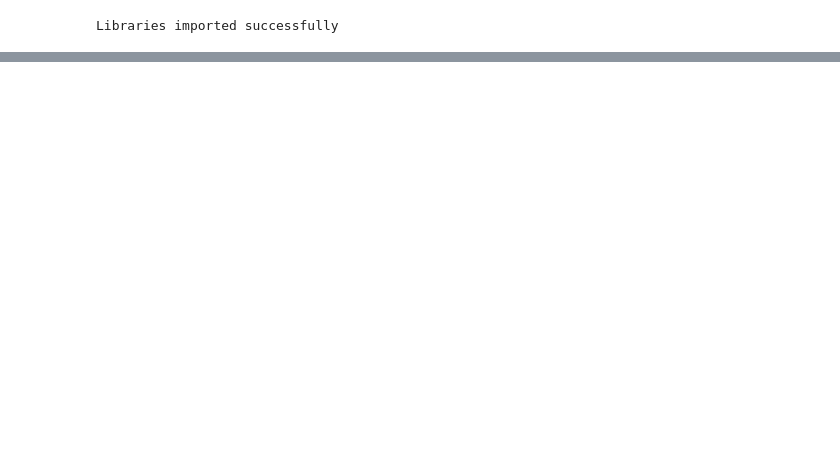
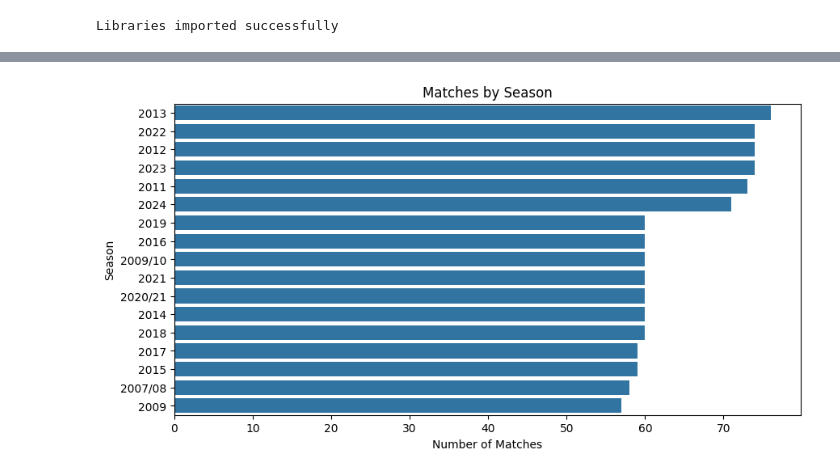
Before and after one commit to hridhyapr/SMART-FEEDBACK-COLLECTION-PORTAL, a Jupyter notebook: Sports.ipynb, the cells around one changed output, grey strips where cells are left out. Saved outputs shown, nothing was run; the diff lists cells and outputs as text; code cells hidden in the pictures; blank space fills up the shorter version.

```diff
--- a/Sports.ipynb
+++ b/Sports.ipynb
@@ -258,0 +248,15 @@ Name: count, dtype: int64
+# %%
+
+clean_df = df.copy()
+
+# Remove duplicate records
+clean_df = clean_df.drop_duplicates()
+
+# Convert numerical columns
+for column in existing_score_columns:
+    clean_df[column] = pd.to_numeric(
+        clean_df[column],
+        errors="coerce"
+    )
+
+print("Shape after duplicate removal:", clean_df.shape)
@@ -258,0 +355,15 @@ Name: count, dtype: int64
+# %%
+clean_df["performance_level"] = pd.cut(
+    clean_df["result_margin"],
+    bins=[0, 49, 59, 69, 79, 100],
+    labels=[
+        "Needs Significant Support",
+        "Needs Improvement",
+        "Average",
+        "Good",
+        "Excellent"
+    ],
+    include_lowest=True
+)
+
+display(clean_df.head())
@@ -258,0 +377,15 @@ Name: count, dtype: int64
+# %%
+season_counts = clean_df["season"].value_counts()
+
+plt.figure(figsize=(10, 5))
+sns.barplot(
+    x=season_counts.values,
+    y=season_counts.index
+)
+
+plt.title("Matches by Season")
+plt.xlabel("Number of Matches")
+plt.ylabel("Season")
+plt.show()
+# %% [output]
+[figure, added]
```
Also changed, not shown: parts of 20 cells of this notebook.
